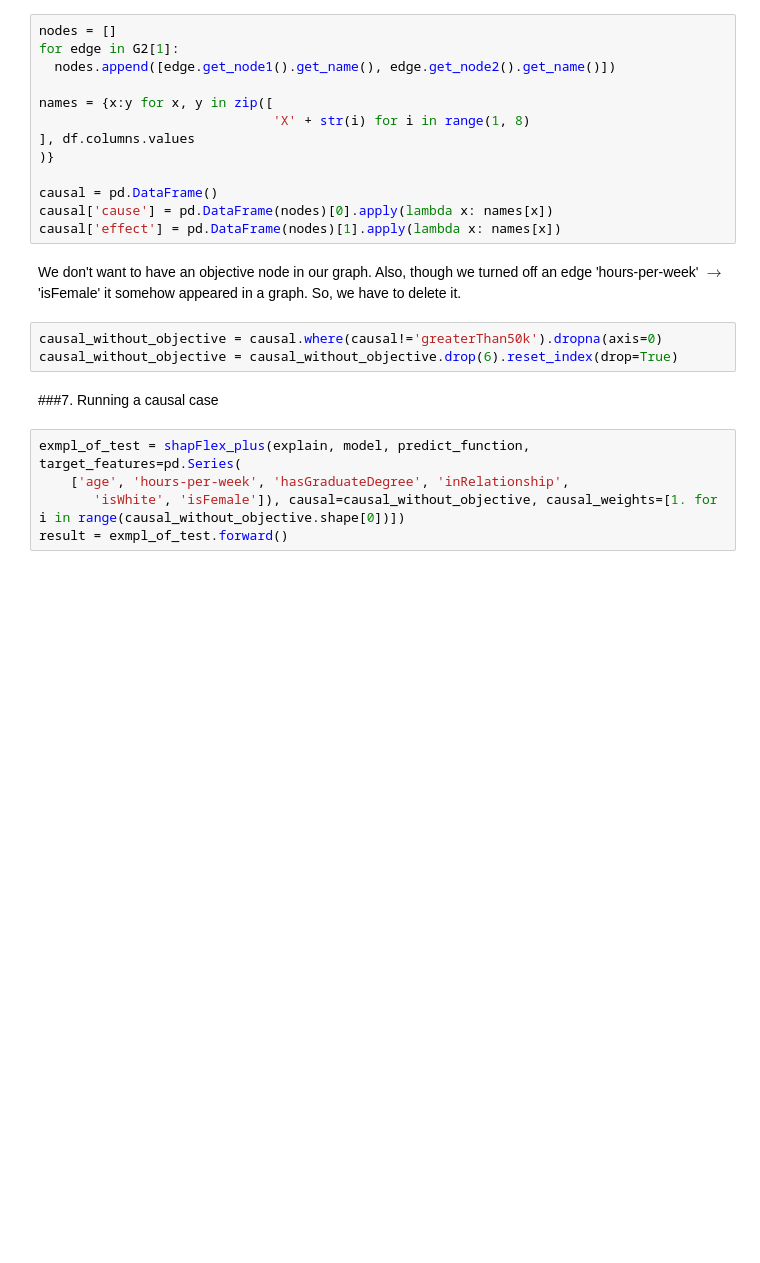
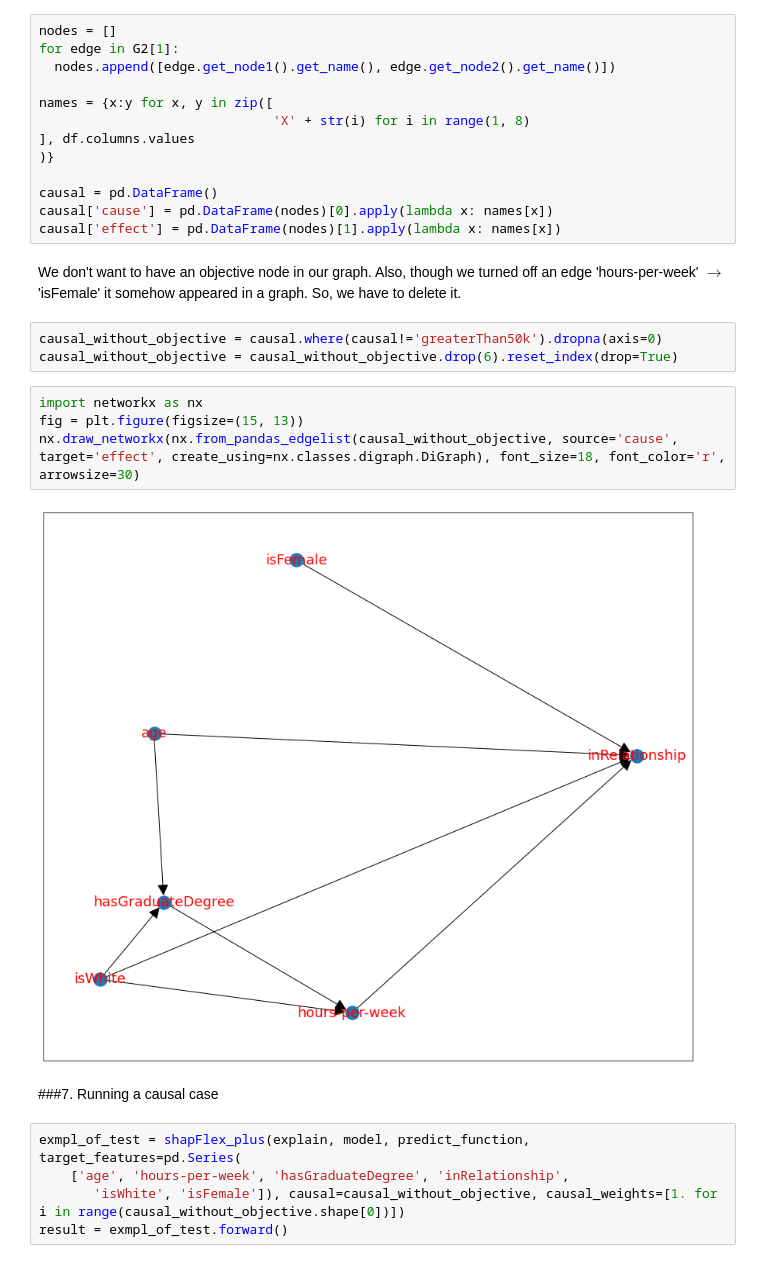
Before and after one commit to gregory-ch/shap_flex_porting, a Jupyter notebook: shap_joint.ipynb, the cells around one changed output. Cells and saved outputs as stored; diff of their text form; blank space fills up the shorter version.

```diff
--- a/shap_joint.ipynb
+++ b/shap_joint.ipynb
@@ -159,6 +159,12 @@ We don't want to have an objective node in our graph. Also, though we turned off
 # %%
 causal_without_objective = causal.where(causal!='greaterThan50k').dropna(axis=0)
 causal_without_objective = causal_without_objective.drop(6).reset_index(drop=True)
+# %%
+import networkx as nx
+fig = plt.figure(figsize=(15, 13))
+nx.draw_networkx(nx.from_pandas_edgelist(causal_without_objective, source='cause', target='effect', create_using=nx.classes.digraph.DiGraph), font_size=18, font_color='r', arrowsize=30)
+# %% [output]
+[figure, added]
 # %% [markdown]
 ###7. Running a causal case
 # %%
```
Also changed, not shown: parts of 4 cells of this notebook.
